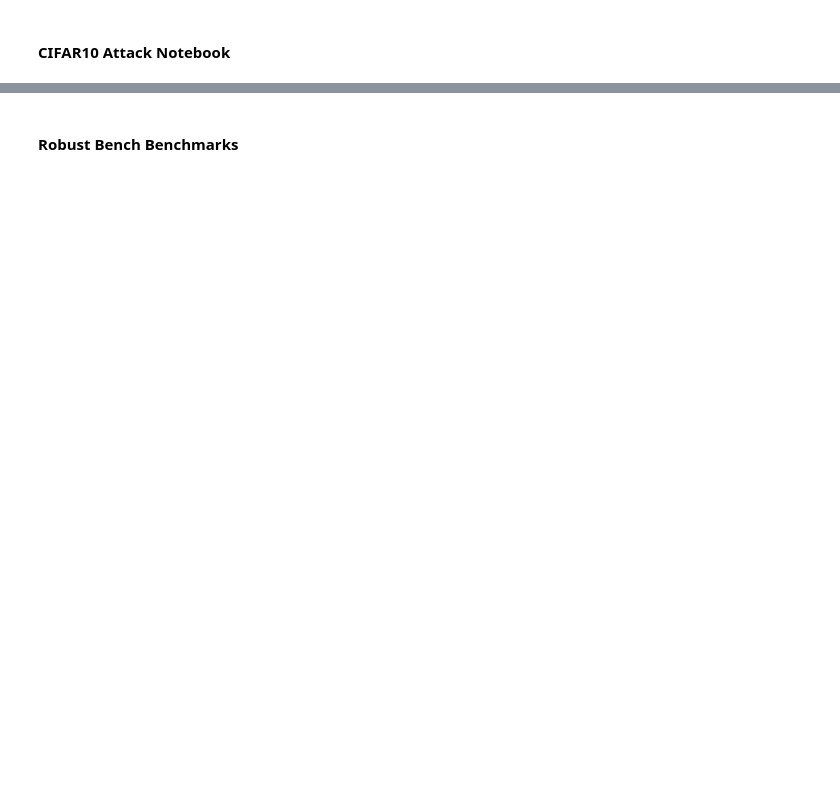
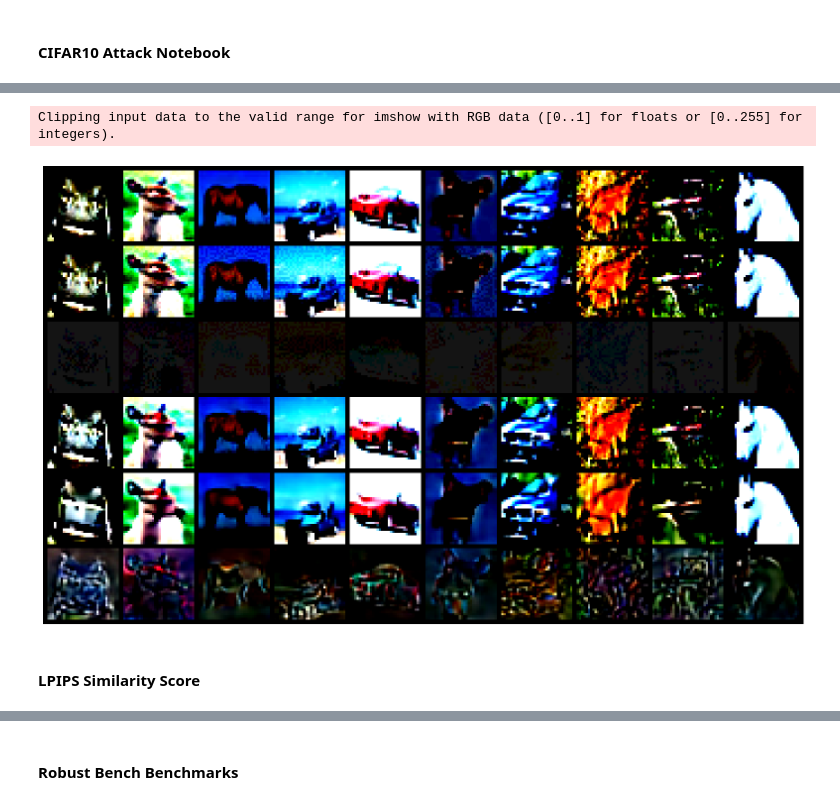
Before and after one commit to swainsubrat/SPAT, a Jupyter notebook: cifar10_attack.ipynb, the cells around one changed output, grey strips where cells are left out. Drawn from its saved outputs; the diff is of its cells as text; code cells hidden in the pictures; blank space fills up the shorter version.

```diff
--- a/cifar10_attack.ipynb
+++ b/cifar10_attack.ipynb
@@ -49,6 +55,7 @@ class Args:
 
 args = Args()
 # %%
+%%capture installation
 attack_name = ATTACK_MAPPINGS.get(args.attack_name)
 dataset_name = args.model_name.split("_")[0]
 print(f"Working on the dataset: {dataset_name}!!!!!")
@@ -58,8 +65,6 @@ with open(f"./configs/{dataset_name}.yml", "r") as f:
 
 classifier_model, autoencoder_model, config = get_models(args)
 print(f"Loaded classifier and autoencoder models in eval mode!!!!!")
-_, valid_dataloader, test_dataloader = DATALOADER_MAPPINGS[config["dataset_name"]](batch_size=args.batch_size)
+
+train_dataloader = DATALOADER_MAPPINGS[config["dataset_name"]](batch_size=args.batch_size)
 print(f"Loaded dataloader!!!!!")
-
-# ae = CIFAR10LightningAutoencoder()
-# autoencoder_model = ae.from_pretrained('cifar10-resnet18').to(config["device"]).eval()
@@ -72,13 +70,0 @@ Loaded dataloader!!!!!
-# %%
-x, y, z = get_xyz(args, autoencoder_model, valid_dataloader)
-
-config["latent_shape"] = args.ae_name.split('_')[-1]
-classifier, hybrid_classifier, accuracy = hybridize(x, y, z,
-                                                    config, classifier_model, autoencoder_model)
-
-# Perform attack
-conditionals = {
-    "calculate_original": True,
-    "is_class_constrained": False
-}
-result: Dict = execute_attack(config, attack_name, x, y, z, classifier, hybrid_classifier, autoencoder_model, args.kwargs, conditionals)
@@ -103,14 +150,6 @@ import torchvision
 def plot_images(images):
     plt.figure(figsize=(20, 2))
     images = torch.Tensor(images).reshape(-1, 3, 32, 32)
-    # i = 1
-    # for image in images:
-    #     plt.subplot(5, 5, i, xticks=[], yticks=[])
-    #     plt.imshow(np.transpose(image, (1, 2, 0)))
-    #     i = i + 1
-
-    #     if i == 26:
-    #         break
     grid = torchvision.utils.make_grid(images, nrow=10, normalize=True, range=(-1,1))
     grid = grid.permute(1, 2, 0)
     plt.imshow(grid)
@@ -118,9 +157,9 @@ def plot_images(images):
     plt.show()
 
 def plot_batch(images):
-    plt.figure(figsize=(20, 10))
+    plt.figure(figsize=(20, 12))
     images = torch.Tensor(images).reshape(-1, 3, 32, 32)
-    grid = torchvision.utils.make_grid(images, nrow=10, normalize=True, range=(-1,1))
+    grid = torchvision.utils.make_grid(images, nrow=10, normalize=False, range=(0,1))
     grid = grid.permute(1, 2, 0)
     plt.imshow(grid)
     plt.axis('off')
@@ -128,3 +167,11 @@ def plot_batch(images):
 
 start = 0
 end   = 10
+# %%
+images = np.vstack([x[1][start: end], x_adv[start: end], delta_x[start: end], modf_x_adv[start: end], x_hat_adv[start: end], delta_x_hat[start: end]])
+plot_batch(images)
+# %% [output]
+Clipping input data to the valid range for imshow with RGB data ([0..1] for floats or [0..255] for integers).
+[figure, added]
+# %% [markdown]
+#### LPIPS Similarity Score
```
Also changed, not shown: parts of 23 cells of this notebook, 26 other files.
